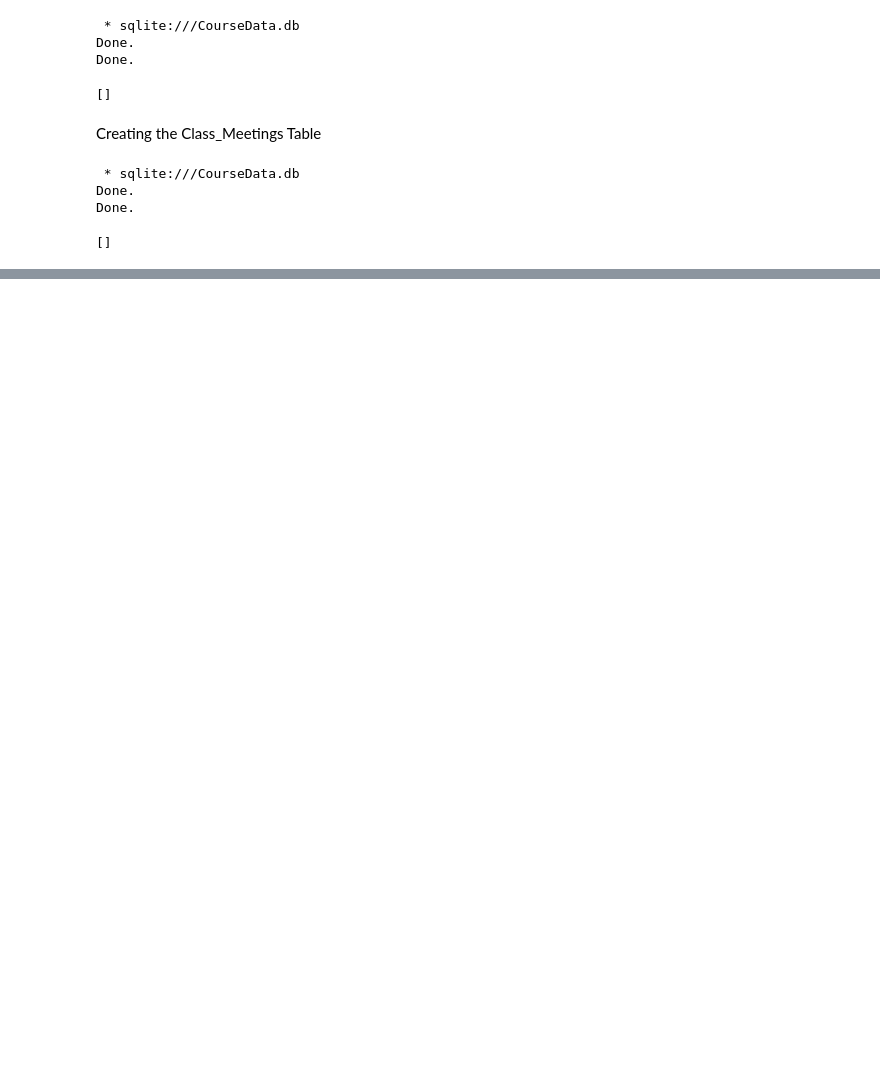
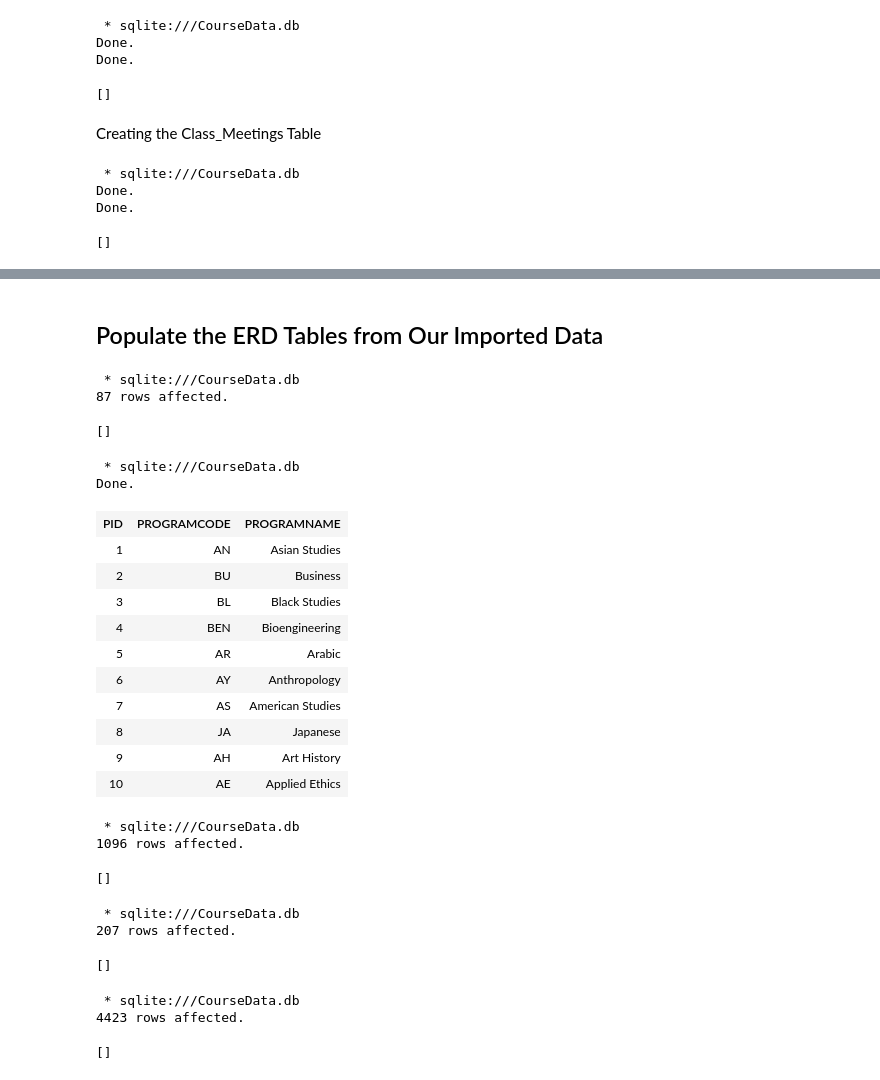
Before and after one commit to fairfield-university-ba-510-spring2019/final-project-back-row-squad, a Jupyter notebook: CourseDataETL.ipynb, the cells around one changed output, grey strips where cells are left out. Drawn from its saved outputs; the diff is of its cells as text; code cells hidden in the pictures; blank space fills up the shorter version.

```diff
--- a/CourseDataETL.ipynb
+++ b/CourseDataETL.ipynb
@@ -134,0 +415,58 @@ Done.
+# %% [markdown]
+## Populate the ERD Tables from Our Imported Data
+# %%
+%%sql
+INSERT INTO PROGRAMS (ProgramCode,ProgramName)
+SELECT DISTINCT program_code,program_name
+FROM IMPORT_COURSE_CATALOG;
+# %% [output]
+ * sqlite:///CourseData.db
+87 rows affected.
+[]
+# %%
+%%sql
+
+SELECT * FROM PROGRAMS
+LIMIT 10;
+# %% [output]
+ * sqlite:///CourseData.db
+Done.
+| PID | PROGRAMCODE | PROGRAMNAME |
+| 1 | AN | Asian Studies |
+| 2 | BU | Business |
+| 3 | BL | Black Studies |
+| 4 | BEN | Bioengineering |
+| 5 | AR | Arabic |
+| 6 | AY | Anthropology |
+| 7 | AS | American Studies |
+| 8 | JA | Japanese |
+| 9 | AH | Art History |
+| 10 | AE | Applied Ethics |
+# %%
+%%sql
+INSERT INTO FACULTY (LName,FName)
+SELECT DISTINCT LName, FName
+FROM IMPORT_COURSES;
+# %% [output]
+ * sqlite:///CourseData.db
+1096 rows affected.
+[]
+# %%
+%%sql
+INSERT INTO LOCATION (Building,Room,Location)
+SELECT DISTINCT building,room,location
+FROM IMPORT_COURSE_MEETINGS;
+# %% [output]
+ * sqlite:///CourseData.db
+207 rows affected.
+[]
+# %%
+%%sql
+INSERT INTO COURSE (PID,EffectiveTerm,Catalog_ID,Course_Title,Credits,Prereqs,Coreqs,Fees,Attributes,Description)
+SELECT DISTINCT PID,EffectiveTerm,Catalog_ID,Course_Title,Credits,Prereqs,Coreqs,Fees,Attributes,Description
+FROM IMPORT_COURSE_CATALOG
+    JOIN PROGRAMS ON (PROGRAMS.PROGRAMCODE=IMPORT_COURSE_CATALOG.program_code);
+# %% [output]
+ * sqlite:///CourseData.db
+4423 rows affected.
+[]
```
Also changed, not shown: parts of 25 cells of this notebook, 2 other files.
